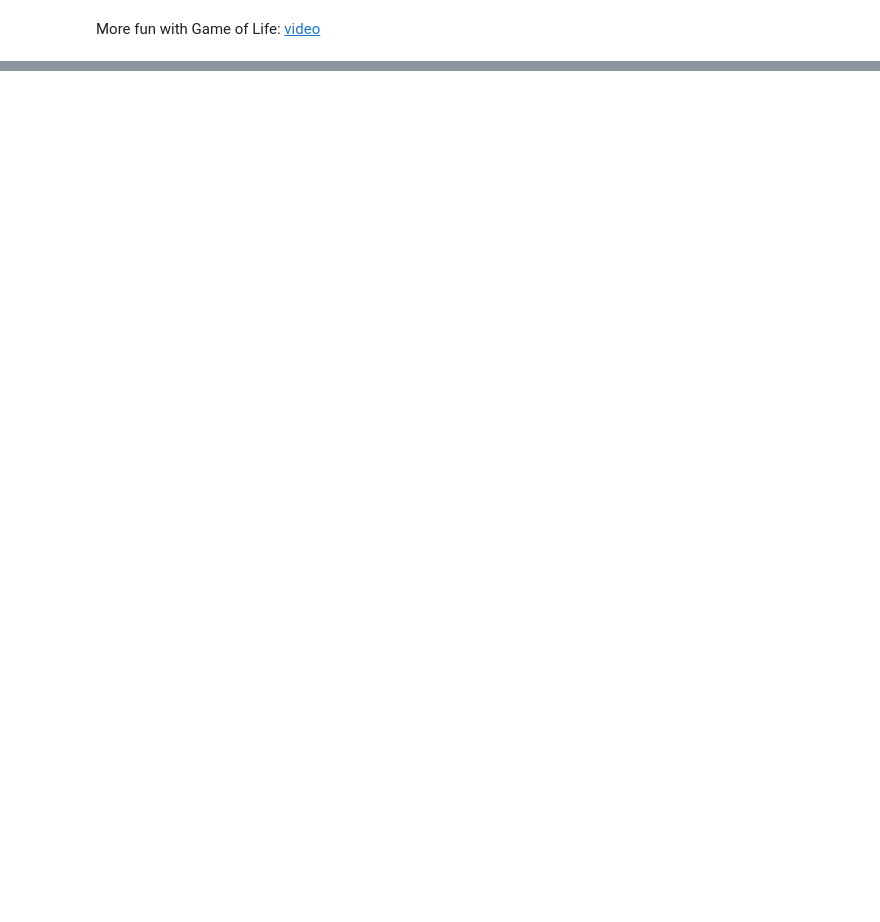
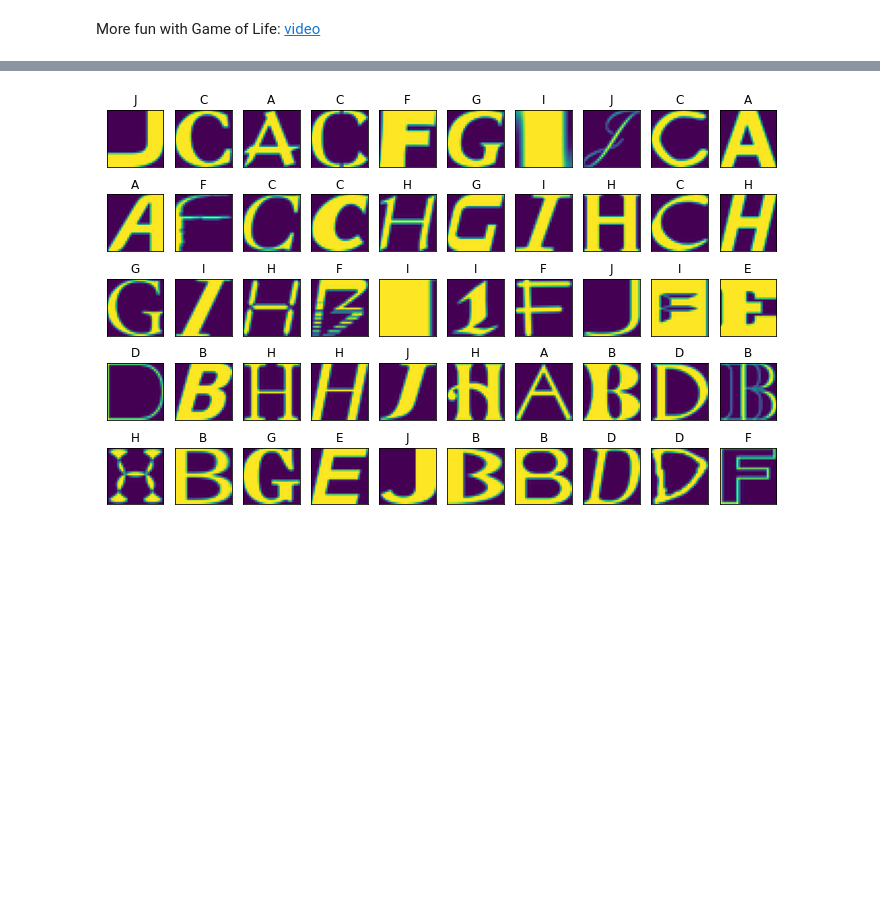
Before and after one commit to iofik/Practical_DL, a Jupyter notebook: homework02/homework_part1.ipynb, the cells around one changed output, grey strips where cells are left out. Saved outputs shown, nothing was run; the diff lists cells and outputs as text; code cells hidden in the pictures; blank space fills up the shorter version.

````diff
--- a/homework02/homework_part1.ipynb
+++ b/homework02/homework_part1.ipynb
@@ -233,3 +370,9 @@ for i in range(20):
+# %%
+model.train(False)
+y_pred = one_hot_decode(model(X_test))
+show_letters(X_test, y_pred, 50)
+# %% [output]
+[figure, added]
 # %% [markdown]
 ```
 
````
Also changed, not shown: parts of 12 cells of this notebook.
